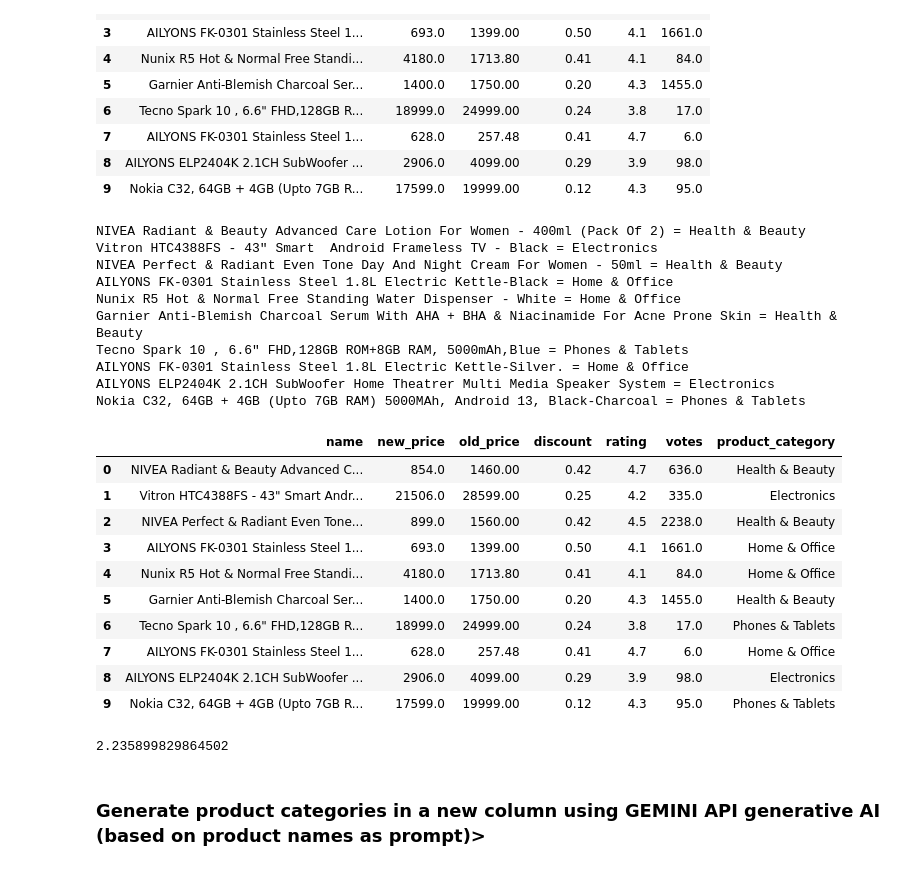
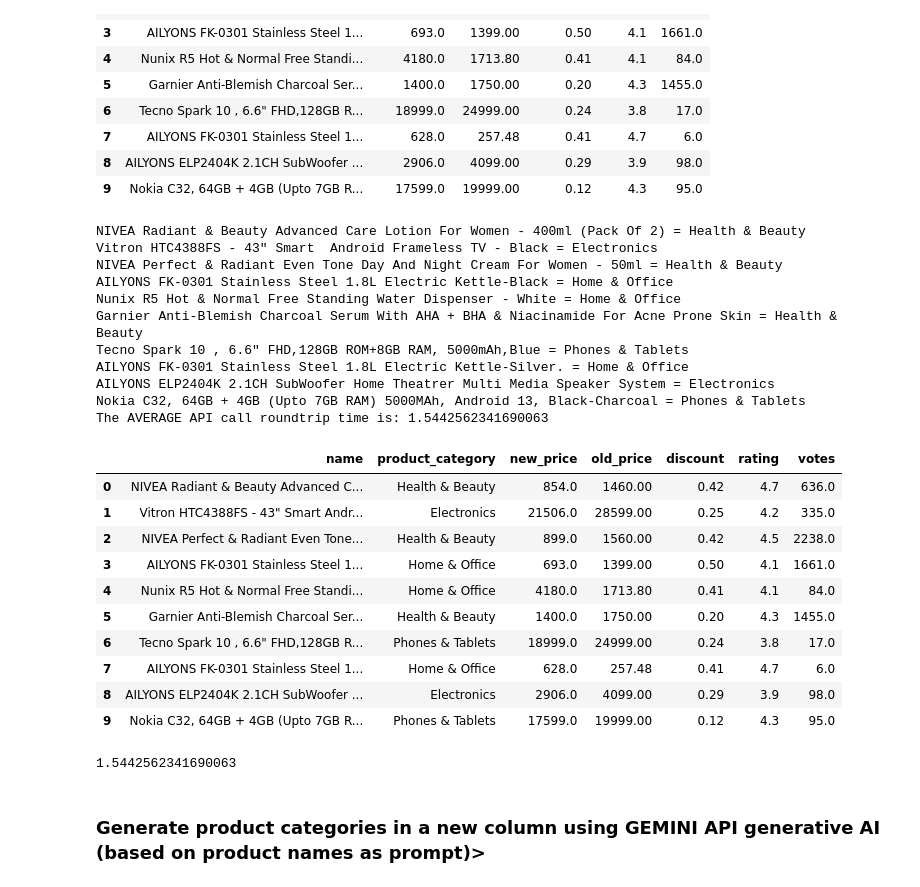
Before and after one commit to mutumagitonga/Jumia-WebScrape-Hackathon, a Jupyter notebook: notebooks/1_jumia_webscrape.ipynb, the cells around one changed output. Cells and saved outputs as stored; diff of their text form; code cells hidden in the pictures.

Commit message:
Add experimental code that successfully inserts product_category column together with predicted values

```diff
--- a/notebooks/1_jumia_webscrape.ipynb
+++ b/notebooks/1_jumia_webscrape.ipynb
@@ -521,5 +524,5 @@ products_df.to_csv("../data/final/6_all_products_all_columns_cleaned.csv")
 # %%
-experiment_df = pd.read_csv("../data/final/6_all_products_all_columns_cleaned.csv", index_col=0)
+experiment_df = pd.read_csv("../data/processed/6_all_products_all_columns_cleaned.csv", index_col=0)
 new_experiment_df = experiment_df.iloc[0:10]
 new_experiment_df
 # %% [output]
@@ -537,60 +540,66 @@ new_experiment_df
 # %%
 # Reload the gemini api call module, 'gemini_call', to refresh/reload it before use to prevent any unusual errors
 importlib.reload(gemini_call)
 
-# def fetch_category_name(product_name):
-#     product_cat = gemini_call.predict_product_category(product_name)
-#     return product_cat
 
-durations_list = []
+durations_list = []  # Store api roundtrip times to be used in calculating average time during test
+# product_category_column_inserted = False  # Boolean flag to define existence status of product_category column
 for idx, row in new_experiment_df.iterrows():
-    name_of_product = row["name"]
+    name_of_product = row["name"]  # Get current row's product name
 
     # Timed the API roundtrip during testing to find the average time...
     # ... to check if it's possible to surpass the set rate limit of 60 requests per min (RPM)...
     # ... besides, while doing the average time testing, I put a 1.2 sec sleep timer...
-    # ... as the last line function as total guard to ensure a max of 50 RPM
+    # ... as the last line function as initial guard to ensure 50RPM aren't exceeded (60 secs/1.2 secs)
 
-    start_time = time.time()
+    start_time = time.time()  # Roundtrip timer start
     predicted_category = gemini_call.predict_product_category(name_of_product)
-    end_time = time.time()
-    durations_list.append(end_time - start_time)
+    end_time = time.time()  # Roundtrip timer stop
+    durations_list.append(end_time - start_time)  # Append roundtrip time value to list
 
     print(f"{name_of_product} = {predicted_category}")
-    new_experiment_df.at[idx, "product_category"] = predicted_category
 
-    # Commented the sleep timer after find the average roundtrip api call time is: 2.2 seconds
+    # If the 'product_category' column hasn't been inserted, insert it at index_col 1 after 'name' column
+    if 'product_category' not in new_experiment_df:
+        new_experiment_df.insert(1, "product_category", predicted_category)  # Insert new column 'product_category' at index_col 1 & insert 1st value
+        # product_category_column_inserted = True  # Set 'product_category' column presence to true to prevent error during subsequent runs
+    else:
+        new_experiment_df.at[idx, "product_category"] = predicted_category  # Assign subsequent predicted categories to their corresponding idx positions
+
+
+    # Commented out the sleep timer below after calculating the average roundtrip api call time is: 1.5-2.5 seconds, hence 60 RPM shall not be exceeded
     # time.sleep(1.2)
 
-
+print(f"The AVERAGE API call roundtrip TIME is: {sum(durations_list)/len(durations_list)}")
 new_experiment_df
 # %% [output]
 NIVEA Radiant & Beauty Advanced Care Lotion For Women - 400ml (Pack Of 2) = Health & Beauty
 Vitron HTC4388FS - 43" Smart  Android Frameless TV - Black = Electronics
 NIVEA Perfect & Radiant Even Tone Day And Night Cream For Women - 50ml = Health & Beauty
 AILYONS FK-0301 Stainless Steel 1.8L Electric Kettle-Black = Home & Office
 Nunix R5 Hot & Normal Free Standing Water Dispenser - White = Home & Office
 Garnier Anti-Blemish Charcoal Serum With AHA + BHA & Niacinamide For Acne Prone Skin = Health & Beauty
 Tecno Spark 10 , 6.6" FHD,128GB ROM+8GB RAM, 5000mAh,Blue = Phones & Tablets
 AILYONS FK-0301 Stainless Steel 1.8L Electric Kettle-Silver. = Home & Office
 AILYONS ELP2404K 2.1CH SubWoofer Home Theatrer Multi Media Speaker System = Electronics
 Nokia C32, 64GB + 4GB (Upto 7GB RAM) 5000MAh, Android 13, Black-Charcoal = Phones & Tablets
+The AVERAGE API call roundtrip time is: 1.5442562341690063
-|  | name | new_price | old_price | discount | rating | votes | product_category |
-| 0 | NIVEA Radiant & Beauty Advanced C... | 854.0 | 1460.00 | 0.42 | 4.7 | 636.0 | Health & Beauty |
-| 1 | Vitron HTC4388FS - 43" Smart Andr... | 21506.0 | 28599.00 | 0.25 | 4.2 | 335.0 | Electronics |
-| 2 | NIVEA Perfect & Radiant Even Tone... | 899.0 | 1560.00 | 0.42 | 4.5 | 2238.0 | Health & Beauty |
-| 3 | AILYONS FK-0301 Stainless Steel 1... | 693.0 | 1399.00 | 0.50 | 4.1 | 1661.0 | Home & Office |
-| 4 | Nunix R5 Hot & Normal Free Standi... | 4180.0 | 1713.80 | 0.41 | 4.1 | 84.0 | Home & Office |
-| 5 | Garnier Anti-Blemish Charcoal Ser... | 1400.0 | 1750.00 | 0.20 | 4.3 | 1455.0 | Health & Beauty |
-| 6 | Tecno Spark 10 , 6.6" FHD,128GB R... | 18999.0 | 24999.00 | 0.24 | 3.8 | 17.0 | Phones & Tablets |
-| 7 | AILYONS FK-0301 Stainless Steel 1... | 628.0 | 257.48 | 0.41 | 4.7 | 6.0 | Home & Office |
-| 8 | AILYONS ELP2404K 2.1CH SubWoofer ... | 2906.0 | 4099.00 | 0.29 | 3.9 | 98.0 | Electronics |
-| 9 | Nokia C32, 64GB + 4GB (Upto 7GB R... | 17599.0 | 19999.00 | 0.12 | 4.3 | 95.0 | Phones & Tablets |
+|  | name | product_category | new_price | old_price | discount | rating | votes |
+| 0 | NIVEA Radiant & Beauty Advanced C... | Health & Beauty | 854.0 | 1460.00 | 0.42 | 4.7 | 636.0 |
+| 1 | Vitron HTC4388FS - 43" Smart Andr... | Electronics | 21506.0 | 28599.00 | 0.25 | 4.2 | 335.0 |
+| 2 | NIVEA Perfect & Radiant Even Tone... | Health & Beauty | 899.0 | 1560.00 | 0.42 | 4.5 | 2238.0 |
+| 3 | AILYONS FK-0301 Stainless Steel 1... | Home & Office | 693.0 | 1399.00 | 0.50 | 4.1 | 1661.0 |
+| 4 | Nunix R5 Hot & Normal Free Standi... | Home & Office | 4180.0 | 1713.80 | 0.41 | 4.1 | 84.0 |
+| 5 | Garnier Anti-Blemish Charcoal Ser... | Health & Beauty | 1400.0 | 1750.00 | 0.20 | 4.3 | 1455.0 |
+| 6 | Tecno Spark 10 , 6.6" FHD,128GB R... | Phones & Tablets | 18999.0 | 24999.00 | 0.24 | 3.8 | 17.0 |
+| 7 | AILYONS FK-0301 Stainless Steel 1... | Home & Office | 628.0 | 257.48 | 0.41 | 4.7 | 6.0 |
+| 8 | AILYONS ELP2404K 2.1CH SubWoofer ... | Electronics | 2906.0 | 4099.00 | 0.29 | 3.9 | 98.0 |
+| 9 | Nokia C32, 64GB + 4GB (Upto 7GB R... | Phones & Tablets | 17599.0 | 19999.00 | 0.12 | 4.3 | 95.0 |
 # %%
 average_duration = sum(durations_list) / len(durations_list)
 average_duration
 # %% [output]
-2.235899829864502
+1.5442562341690063
 # %% [markdown]
 ### Generate product categories in a new column using GEMINI API generative AI (based on product names as prompt)>
 # %%
```
Also changed, not shown: parts of 19 cells of this notebook.
